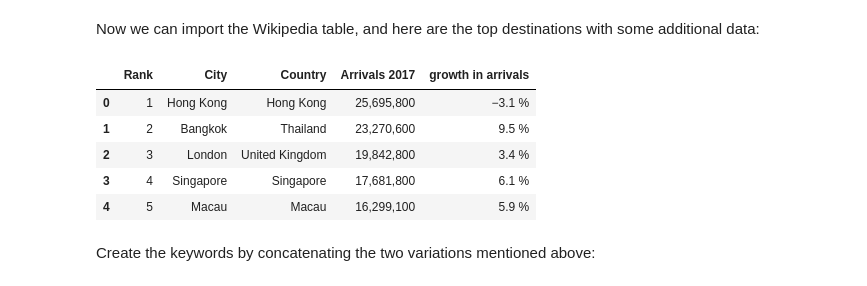
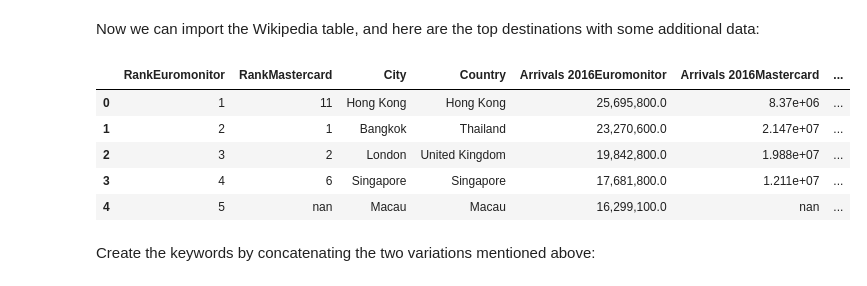
Before and after one commit to eliasdabbas/SEMRush_serp_tutorial, a Jupyter notebook: semrush_serp_analysis.ipynb, the cells around one changed output. Drawn from its saved outputs; the diff is of its cells as text; code cells hidden in the pictures.

Commit message:
Modify wikipedia script to reflect changes

```diff
--- a/semrush_serp_analysis.ipynb
+++ b/semrush_serp_analysis.ipynb
@@ -65,16 +65,19 @@ cx = 'YOUR_GOOGLE_CUSTOM_SEARCH_ENGINE_ID'
 key = 'YOUR_GOOGLE_DEVELOPER_KEY'
 # %% [markdown]
 Now we can import the Wikipedia table, and here are the top destinations with some additional data:
-# %%
-top_dest = pd.read_csv('top_destinations.csv')
-top_dest.head().style.format({'Arrivals 2017': '{:,}'})
-# %% [output]
-|  | Rank | City | Country | Arrivals 2017 | growth in arrivals |
-| 0 | 1 | Hong Kong | Hong Kong | 25,695,800 | −3.1 % |
-| 1 | 2 | Bangkok | Thailand | 23,270,600 | 9.5 % |
-| 2 | 3 | London | United Kingdom | 19,842,800 | 3.4 % |
-| 3 | 4 | Singapore | Singapore | 17,681,800 | 6.1 % |
-| 4 | 5 | Macau | Macau | 16,299,100 | 5.9 % |
+# %%
+# top_dest = pd.read_html('https://en.wikipedia.org/wiki/List_of_cities_by_international_visitors',
+# header=0)[0]
+# top_dest.to_csv('top_destinations.csv', index=False)
+top_dest = pd.read_csv('top_destinations.csv')
+top_dest.head().style.format({'Arrivals 2016Euromonitor': '{:,}'})
+# %% [output]
+|  | RankEuromonitor | RankMastercard | City | Country | Arrivals 2016Euromonitor | Arrivals 2016Mastercard | ... |
+| 0 | 1 | 11 | Hong Kong | Hong Kong | 25,695,800.0 | 8.37e+06 | ... |
+| 1 | 2 | 1 | Bangkok | Thailand | 23,270,600.0 | 2.147e+07 | ... |
+| 2 | 3 | 2 | London | United Kingdom | 19,842,800.0 | 1.988e+07 | ... |
+| 3 | 4 | 6 | Singapore | Singapore | 17,681,800.0 | 1.211e+07 | ... |
+| 4 | 5 | nan | Macau | Macau | 16,299,100.0 | nan | ... |
 # %% [markdown]
 Create the keywords by concatenating the two variations mentioned above:
 # %%
```
Also changed, not shown: parts of 5 cells of this notebook.
